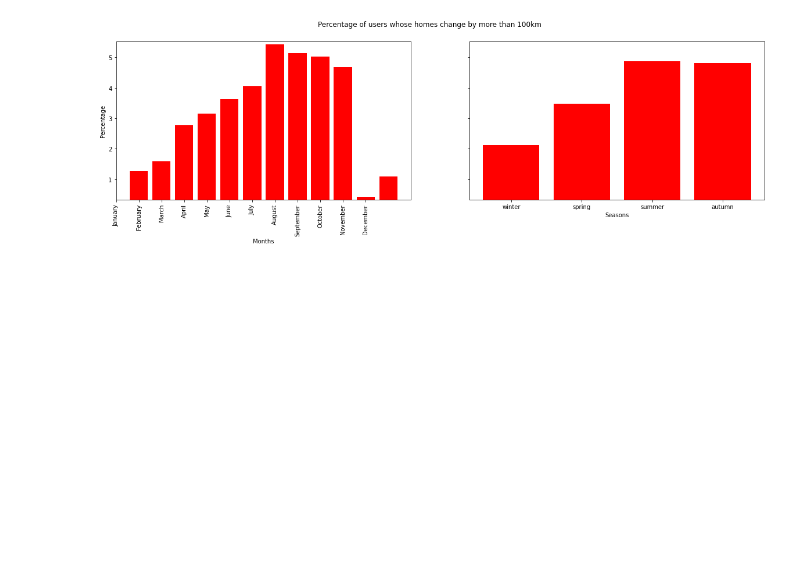
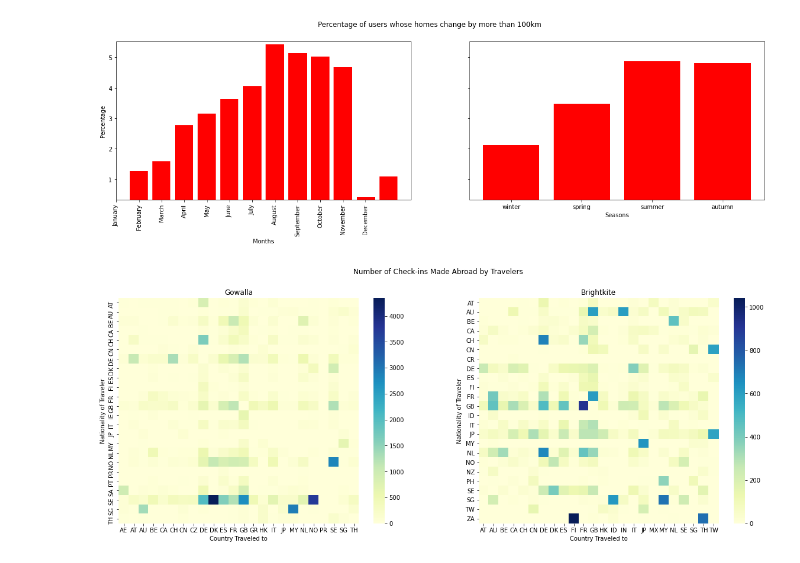
Before and after one commit to epfl-ada/ada-2020-project-milestone-p3-p3_a-dope-acronym, a Jupyter notebook: seasonal_patterns.ipynb, the cells around one changed output. Saved outputs shown, nothing was run; the diff lists cells and outputs as text; code cells hidden in the pictures; blank space fills up the shorter version.

Commit message:
working on heatmaps for countries

```diff
--- a/seasonal_patterns.ipynb
+++ b/seasonal_patterns.ipynb
@@ -802,0 +807,47 @@ plt.show()
+# %%
+checkin_brightkite_abroad = checkin_brightkite[checkin_brightkite['is_abroad']]
+checkin_gowalla_abroad = checkin_gowalla[(checkin_gowalla['is_abroad'])]
+
+brightkite_popular_countries = checkin_brightkite_abroad.groupby('cc').count()['user'].sort_values(ascending=False)
+brightkite_popular_countries = list(brightkite_popular_countries[:25].index)
+brightkite_popular_countries.remove('US')
+
+gowalla_popular_countries = checkin_gowalla_abroad.groupby('cc').count()['user'].sort_values(ascending=False)
+gowalla_popular_countries = list(gowalla_popular_countries[:25].index)
+gowalla_popular_countries.remove('US')
+
+brightkite_top_nationalities = checkin_brightkite_abroad.groupby('user_nationality').count()['user'].sort_values(ascending=False)
+brightkite_top_nationalities = list(brightkite_top_nationalities[:25].index)
+brightkite_top_nationalities.remove('US')
+
+gowalla_top_nationalities = checkin_gowalla_abroad.groupby('user_nationality').count()['user'].sort_values(ascending=False)
+gowalla_top_nationalities = list(gowalla_top_nationalities[:25].index)
+gowalla_top_nationalities.remove('US')
+
+checkin_brightkite_abroad = checkin_brightkite_abroad[checkin_brightkite_abroad['cc'].isin(brightkite_popular_countries)
+                                                     & checkin_brightkite_abroad['user_nationality'].isin(brightkite_top_nationalities)]
+checkin_gowalla_abroad = checkin_gowalla_abroad[checkin_gowalla_abroad['cc'].isin(gowalla_popular_countries)
+                                                     & checkin_gowalla_abroad['user_nationality'].isin(gowalla_top_nationalities)]
+# %%
+bk_heatmap_data = pd.crosstab(checkin_brightkite_abroad['user_nationality'],checkin_brightkite_abroad['cc'])
+gw_heatmap_data = pd.crosstab(checkin_gowalla_abroad['user_nationality'],checkin_gowalla_abroad['cc'])
+
+fig, axs = plt.subplots(1, 2, figsize = (20, 7))
+axs = axs.ravel()
+
+sns.heatmap(gw_heatmap_data, cmap="YlGnBu", ax=axs[0])
+sns.heatmap(bk_heatmap_data, cmap="YlGnBu", ax=axs[1])
+
+
+for ax in axs:
+    ax.set_xlabel('Country Traveled to')
+    ax.set_ylabel('Nationality of Traveler')
+
+axs[0].title.set_text('Gowalla')
+axs[1].title.set_text('Brightkite')
+
+plt.suptitle('Number of Check-ins Made Abroad by Travelers')
+
+plt.show()
+# %% [output]
+[figure, added]
```
Also changed, not shown: parts of 5 cells of this notebook.
